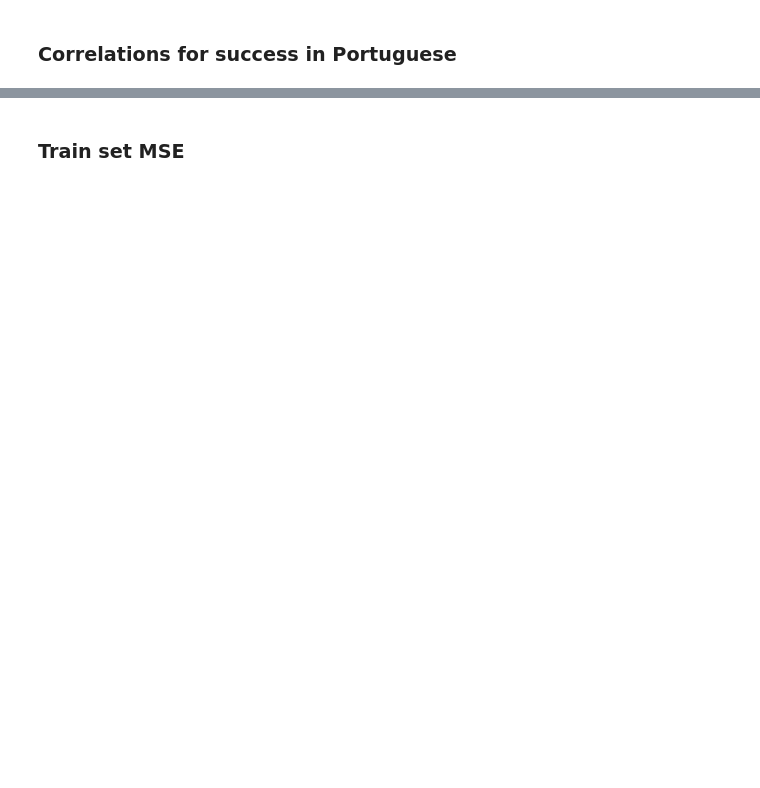
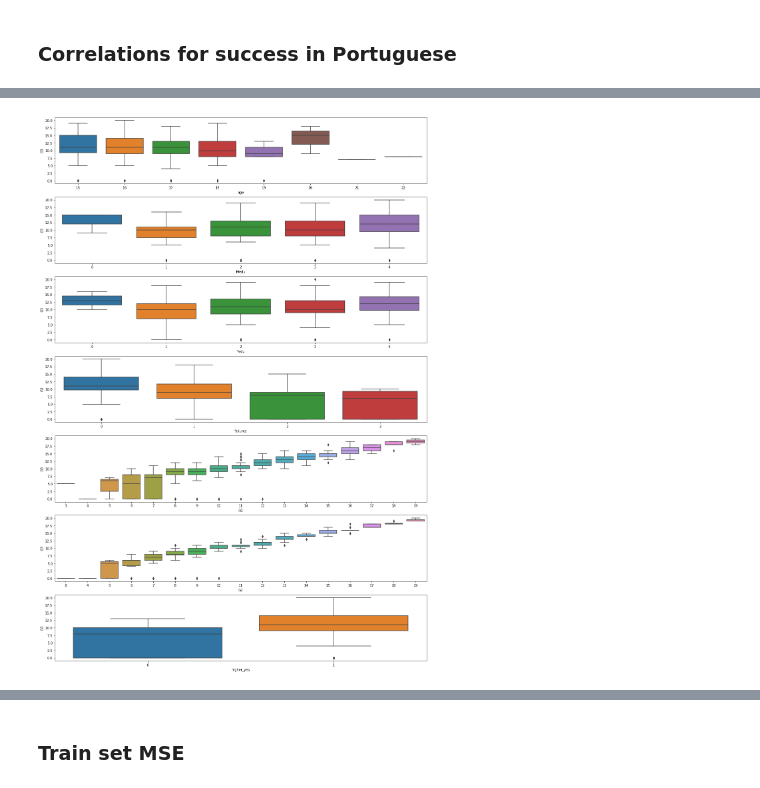
Before and after one commit to hobil/notebooks, a Jupyter notebook: student_performance/Student_Performance.ipynb, the cells around one changed output, grey strips where cells are left out. Cells and saved outputs as stored; diff of their text form; code cells hidden in the pictures; blank space fills up the shorter version.

```diff
--- a/student_performance/Student_Performance.ipynb
+++ b/student_performance/Student_Performance.ipynb
@@ -67,4 +96,4 @@ dtype: int64
 # %%
-df_mat = pd.get_dummies(df_mat)
-df_mat.info()
+df_mat = pd.get_dummies(df_mat, drop_first=True)
+df_mat.head()
 # %% [output]
@@ -90,18 +106,0 @@ memory usage: 66.0 KB
-# %%
-redundant_vars = [
-    'school_MS',
-    'sex_M',
-    'address_U',
-    'famsize_LE3',
-    'Pstatus_T',
-    'schoolsup_no',
-    'famsup_no',
-    'paid_no',
-    'activities_no',
-    'nursery_no',
-    'higher_no',
-    'internet_no',
-    'romantic_no'
-]
-df_mat.drop(redundant_vars, axis=1, inplace=True)
-df_mat.head()
@@ -159,0 +180,11 @@ corr_por_G3 = corr_por_G3.sort_values()
+# %%
+CORR = 0.15
+correlated_vars = corr_mat_G3.index[(corr_mat_G3 > CORR) | (corr_mat_G3 < -CORR)]
+correlated_vars = correlated_vars.drop('G3')
+# %%
+n = len(correlated_vars)
+fig, axn = plt.subplots(n, 1, figsize=(20, 30))
+for c, ax in zip(df_mat[correlated_vars], axn[:]):
+    sns.boxplot(x=c, y='G3', data=df_mat, ax=ax)
+# %% [output]
+[figure, added]
```
Also changed, not shown: parts of 74 cells of this notebook, 2 other files.
